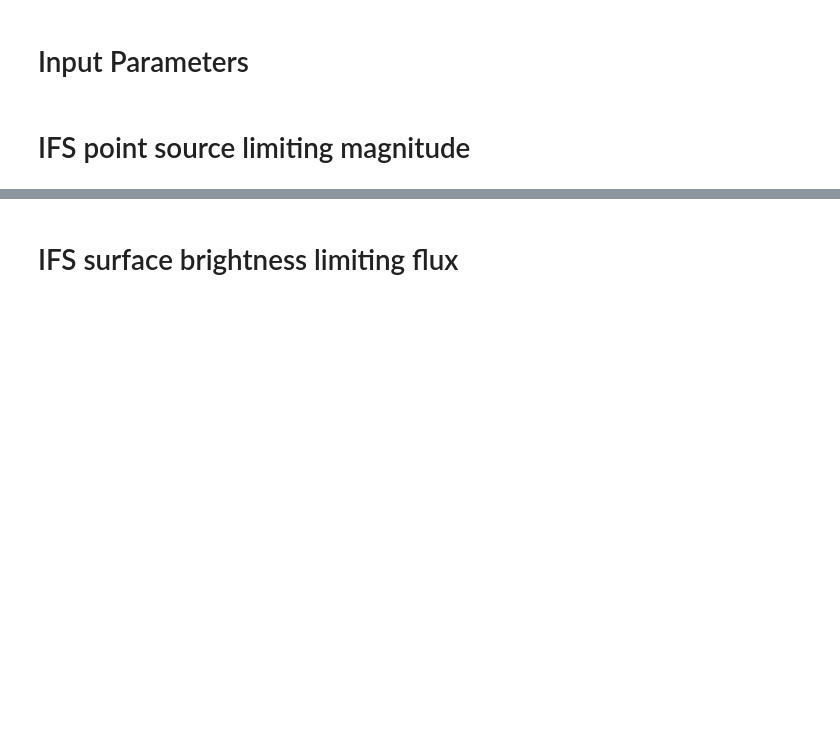
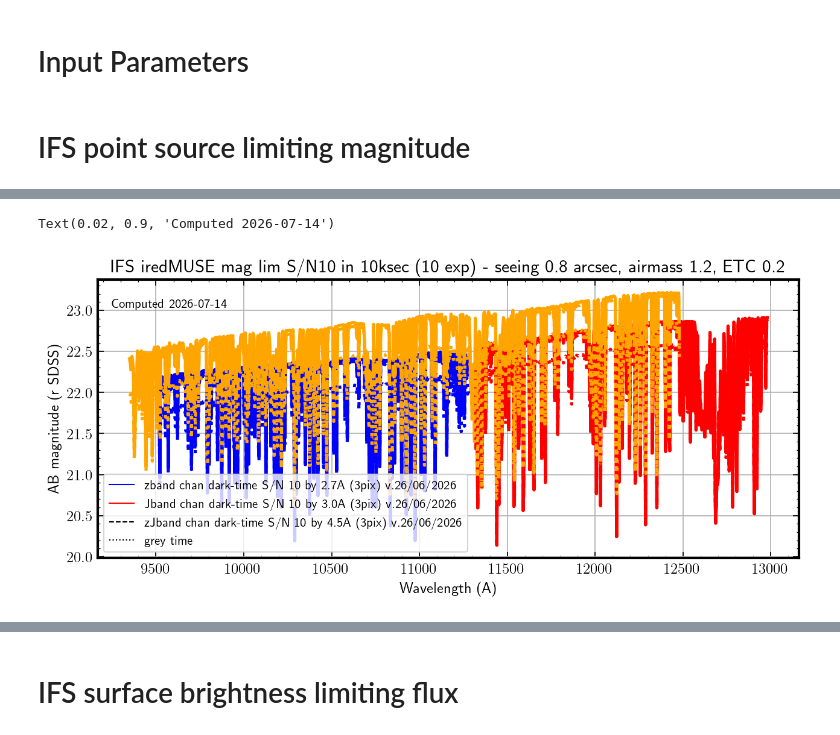
Before and after one commit to nfbouche/pyetc_iredmuse, a Jupyter notebook: notebooks/iredmuse_LimMag.ipynb, the cells around one changed output, grey strips where cells are left out. Drawn from its saved outputs; the diff is of its cells as text; code cells hidden in the pictures; blank space fills up the shorter version.

```diff
--- a/notebooks/iredmuse_LimMag.ipynb
+++ b/notebooks/iredmuse_LimMag.ipynb
@@ -329,3 +380,34 @@ Text(0.02, 0.9, 'Computed 2026-07-11')
+# %%
+fig,ax = plt.subplots(1,1,figsize=(10,4))
+labs = []
+for d,c in zip(difs[0]['dlim'], ['blue', 'red', 'orange']):
+    lab = f"{d['chan']} chan dark-time S/N {snr} by {d['dr']:.1f}A ({d['pixspec']}pix) v.{d['version']}"
+    labs.append(lab)
+    ax.plot(d['waves'], d['lmag'], color=c, ls='-')
+for d,c in zip(difs[1]['dlim'], ['blue', 'red', 'orange']):
+    ax.plot(d['waves'], d['lmag'], color=c, ls='--')
+for d,c in zip(difs[2]['dlim'], ['blue', 'red', 'orange']):
+    ax.plot(d['waves'], d['lmag'], color=c, ls=':')
+ax.set_xlabel('Wavelength (A)')
+ax.set_ylabel('AB magnitude (r SDSS)')
+see = 'GLAO' if full_obs['GLAO'] else f"seeing {ob['seeing']} arcsec"
+integ = full_obs['NDIT']*full_obs['DIT']/1000
+snr_req=full_obs['SNR_REQ']
+ax.set_title(f"IFS {instru.name} mag lim S/N{snr_req} in {integ:.0f}ksec ({full_obs['NDIT']} exp) - {see}, airmass {full_obs['AM']}, ETC {__version__}");
+ax.grid()
+custom_lines = [Line2D([0], [0], color='blue', lw=1),
+                Line2D([0], [0], color='red', lw=1),
+                Line2D([0], [0], color='black', ls='--', lw=1),
+                Line2D([0], [0], color='black', ls=':', lw=1),
+               ]
+labs.append(f"grey time")
+labs.append(f"bright time")
+ax.legend(custom_lines, labs, fontsize=10)
+today = datetime.now().strftime("%Y-%m-%d")
+ax.text(0.02, 0.90, f"Computed {today}", transform=ax.transAxes, size=10)
+# %% [output]
+Text(0.02, 0.9, 'Computed 2026-07-14')
+[figure, added]
 # %%
 today = datetime.now().strftime("%Y-%m-%d")
 outfig = os.path.join(file_dir,f"{today}_{instru.name}_IFS_limiting_mag.jpg")
```
Also changed, not shown: parts of 22 cells of this notebook.
